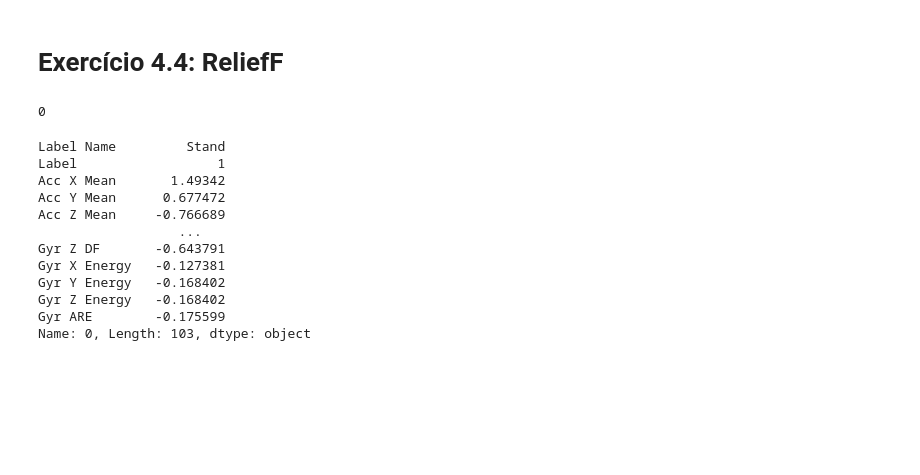
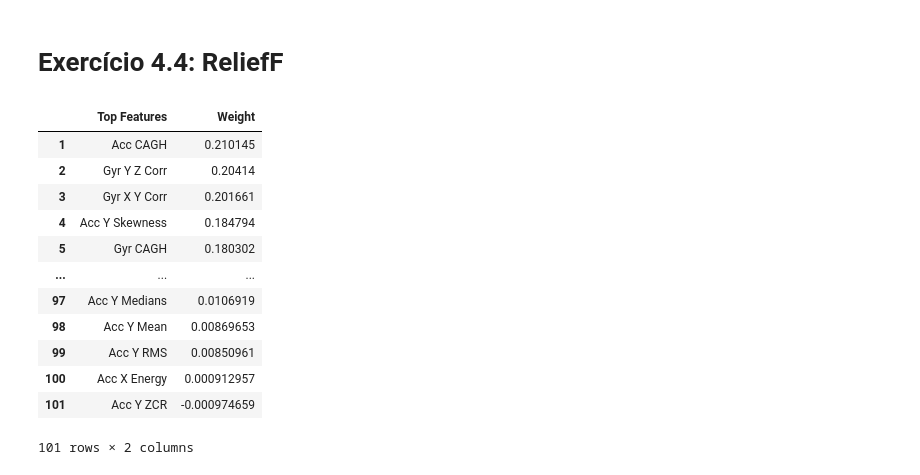
Before and after one commit to leonorcoelh0/TCD, a Jupyter notebook: Code/mainActivity.ipynb, the cells around one changed output. Drawn from its saved outputs; the diff is of its cells as text; code cells hidden in the pictures; blank space fills up the shorter version.

Commit message:
ReliefF implementado com scikit-rebate

```diff
--- a/Code/mainActivity.ipynb
+++ b/Code/mainActivity.ipynb
@@ -1280,29 +1295,32 @@ pca_df
 # %% [markdown]
 # Exercício 4.4: ReliefF
-# %%
-def get_features(features,data,label,index,t=2,overlap=0.5):
-    f_window = int(f*t)
-
-    window = int(index//(f_window * overlap))
-    print(window)
-
-    return features.iloc[window]
-
-# def relief_f(data,act_label):
-
-# data_init = read_file(1)
-# display(get_features(features.loc[features['Label'] == 1],data_init,2,20))
-# %% [output]
-0
-Label Name         Stand
-Label                  1
-Acc X Mean       1.49342
-Acc Y Mean      0.677472
-Acc Z Mean     -0.766689
-                  ...
-Gyr Z DF       -0.643791
-Gyr X Energy   -0.127381
-Gyr Y Energy   -0.168402
-Gyr Z Energy   -0.168402
-Gyr ARE        -0.175599
-Name: 0, Length: 103, dtype: object
+# %%
+def relief_f(features):
+    n_windows = features.shape[0]
+    vec_features = features[features.columns[3:]].values
+
+    clf = ReliefF(n_features_to_select=10, n_neighbors=10,discrete_threshold=features['Label'].unique().shape[0]-1)
+    result = clf.fit(vec_features,features['Label'].values)
+
+    top_features = pd.DataFrame([features.columns[result.top_features_+3],result.feature_importances_[result.top_features_]]).transpose()
+    top_features.columns = ['Top Features','Weight']
+    top_features.index += 1
+
+    return top_features
+
+top_features = relief_f(features)
+display(top_features)
+# %% [output]
+|  | Top Features | Weight |
+| 1 | Acc CAGH | 0.210145 |
+| 2 | Gyr Y Z Corr | 0.20414 |
+| 3 | Gyr X Y Corr | 0.201661 |
+| 4 | Acc Y Skewness | 0.184794 |
+| 5 | Gyr CAGH | 0.180302 |
+| ... | ... | ... |
+| 97 | Acc Y Medians | 0.0106919 |
+| 98 | Acc Y Mean | 0.00869653 |
+| 99 | Acc Y RMS | 0.00850961 |
+| 100 | Acc X Energy | 0.000912957 |
+| 101 | Acc Y ZCR | -0.000974659 |
+101 rows × 2 columns
```
Also changed, not shown: parts of 3 cells of this notebook.
